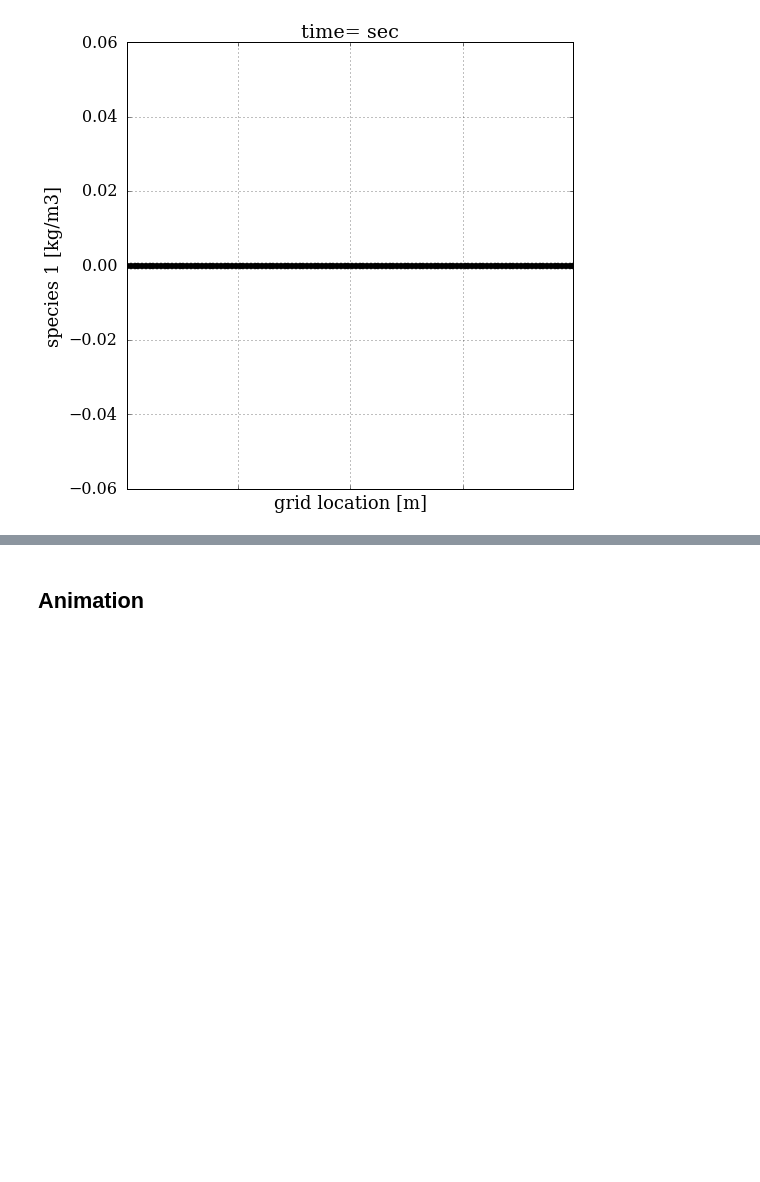
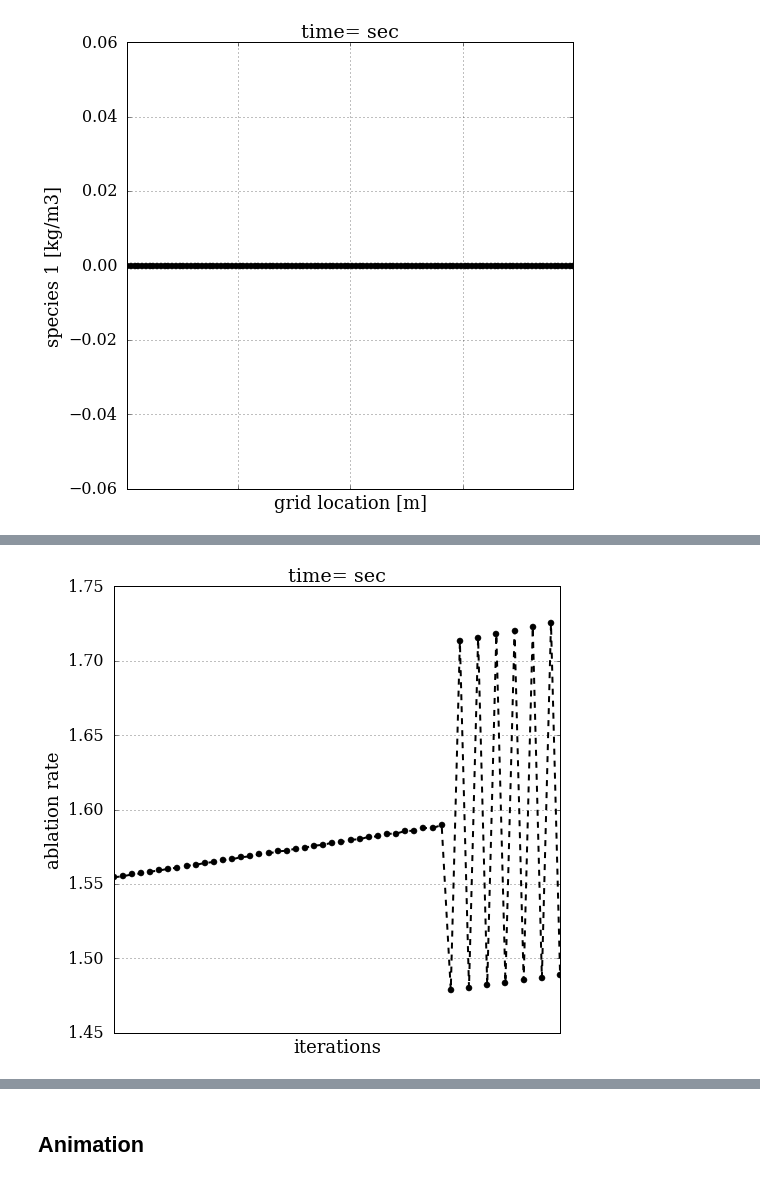
Before and after one commit to lgmartinez/plasma, a Jupyter notebook: 1d_Ablation_v4-GS.ipynb, the cells around one changed output, grey strips where cells are left out. Cells and saved outputs as stored; diff of their text form; code cells hidden in the pictures; blank space fills up the shorter version.

```diff
--- a/1d_Ablation_v4-GS.ipynb
+++ b/1d_Ablation_v4-GS.ipynb
@@ -2184,0 +2098,4 @@ numpy.shape(Ts)
+# %%
+plot( iterations_total[1000:1050], numpy.round(ablrate[41100:41150],decimals=4), 'iterations','ablation rate',  'time= sec')
+# %% [output]
+[figure, added]
```
Also changed, not shown: parts of 63 cells of this notebook.
